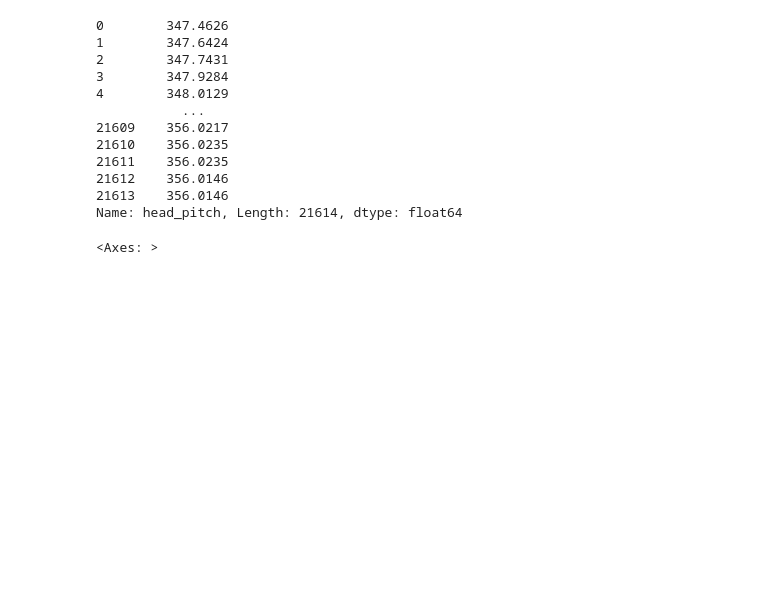
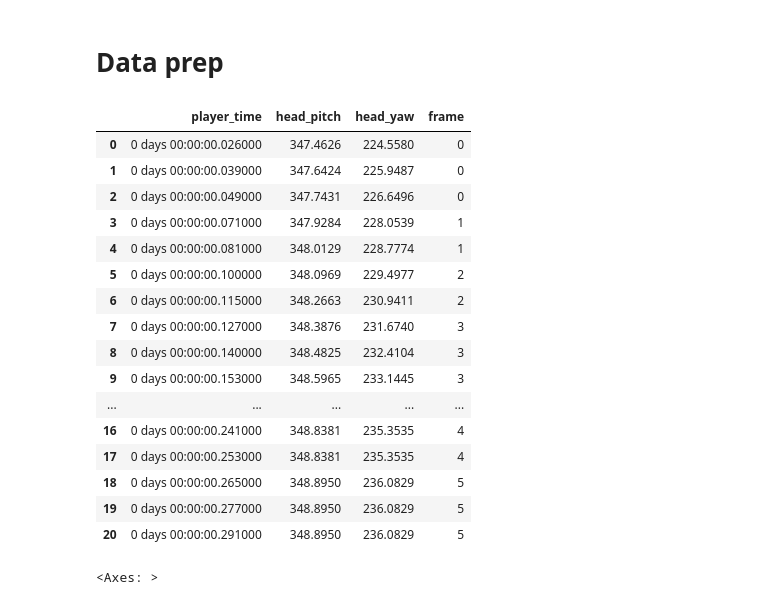
Before and after one commit to adi-zoro/fyp_code, a Jupyter notebook: fyp.ipynb, the cells around one changed output. Drawn from its saved outputs; the diff is of its cells as text; code cells hidden in the pictures; blank space fills up the shorter version.

```diff
--- a/fyp.ipynb
+++ b/fyp.ipynb
@@ -1,3 +1,5 @@
+# %% [markdown]
+# Data prep
 # %%
 import os
 path = "/Users/adi/Documents/University/YEAR 4/FYP thesis/Panonut360/dataset/"
@@ -62,20 +64,25 @@ def load_all_data(base_dir):
 # %%
 consolidated_data = load_all_data(path)
 # %%
-consolidated_data['head_pitch']
+consolidated_data.loc[:20,['player_time','head_pitch','head_yaw','frame']]
 # %% [output]
-0        347.4626
-1        347.6424
-2        347.7431
-3        347.9284
-4        348.0129
-           ...
-21609    356.0217
-21610    356.0235
-21611    356.0235
-21612    356.0146
-21613    356.0146
-Name: head_pitch, Length: 21614, dtype: float64
+|  | player_time | head_pitch | head_yaw | frame |
+| 0 | 0 days 00:00:00.026000 | 347.4626 | 224.5580 | 0 |
+| 1 | 0 days 00:00:00.039000 | 347.6424 | 225.9487 | 0 |
+| 2 | 0 days 00:00:00.049000 | 347.7431 | 226.6496 | 0 |
+| 3 | 0 days 00:00:00.071000 | 347.9284 | 228.0539 | 1 |
+| 4 | 0 days 00:00:00.081000 | 348.0129 | 228.7774 | 1 |
+| 5 | 0 days 00:00:00.100000 | 348.0969 | 229.4977 | 2 |
+| 6 | 0 days 00:00:00.115000 | 348.2663 | 230.9411 | 2 |
+| 7 | 0 days 00:00:00.127000 | 348.3876 | 231.6740 | 3 |
+| 8 | 0 days 00:00:00.140000 | 348.4825 | 232.4104 | 3 |
+| 9 | 0 days 00:00:00.153000 | 348.5965 | 233.1445 | 3 |
+| ... | ... | ... | ... | ... |
+| 16 | 0 days 00:00:00.241000 | 348.8381 | 235.3535 | 4 |
+| 17 | 0 days 00:00:00.253000 | 348.8381 | 235.3535 | 4 |
+| 18 | 0 days 00:00:00.265000 | 348.8950 | 236.0829 | 5 |
+| 19 | 0 days 00:00:00.277000 | 348.8950 | 236.0829 | 5 |
+| 20 | 0 days 00:00:00.291000 | 348.8950 | 236.0829 | 5 |
 # %%
 import matplotlib.pyplot as plt
 import seaborn as sns
```
Also changed, not shown: parts of 11 cells of this notebook, 2 other files.
